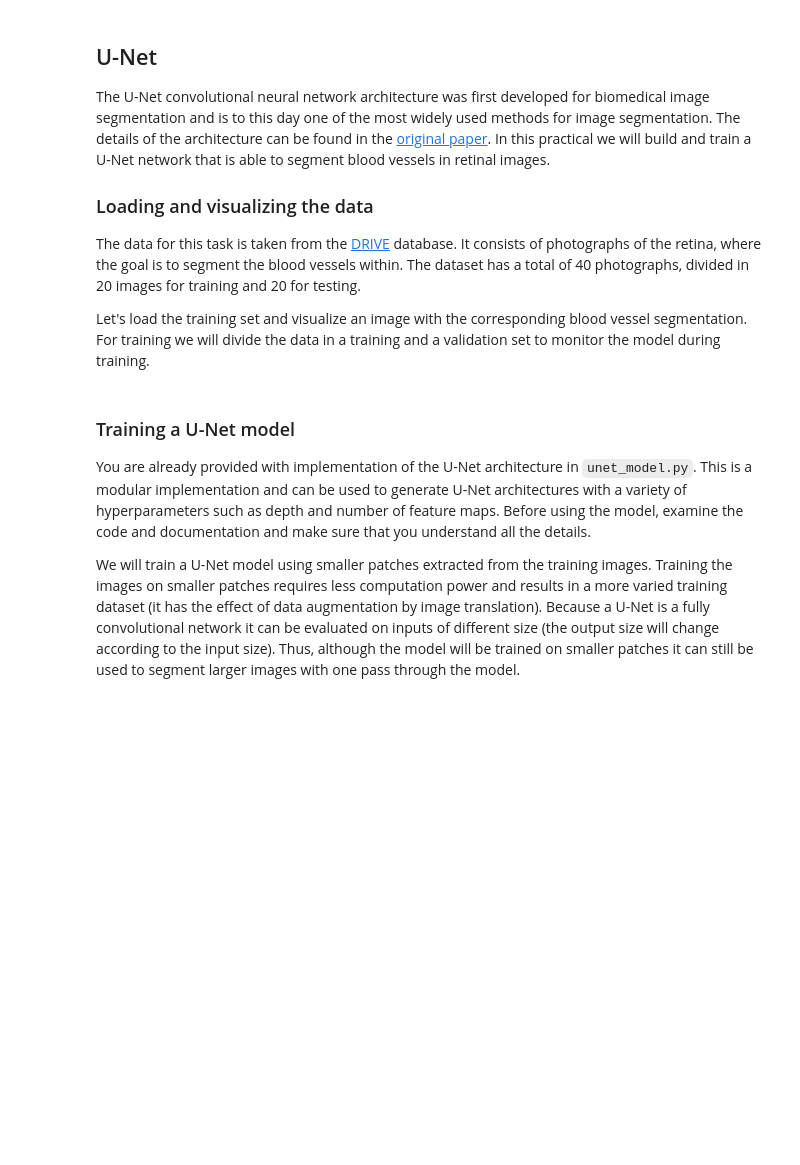
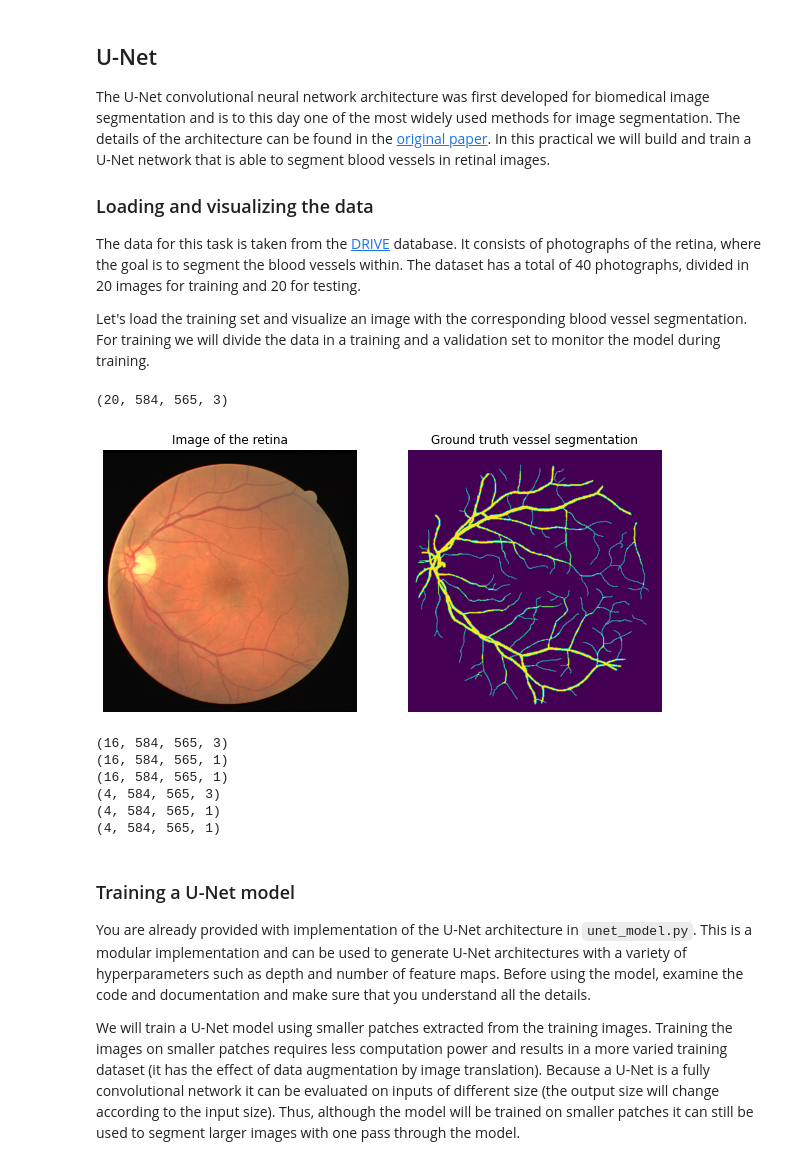
Before and after one commit to mennocromwijk/Machine_Learning, a Jupyter notebook: practicals/week_4.ipynb, the cells around one changed output. Drawn from its saved outputs; the diff is of its cells as text; code cells hidden in the pictures; blank space fills up the shorter version.

```diff
--- a/practicals/week_4.ipynb
+++ b/practicals/week_4.ipynb
@@ -109,41 +135,52 @@ import numpy as np
 import matplotlib.pyplot as plt
 from sklearn.model_selection import train_test_split
 from glob import glob
+import sys
+sys.path.append('code/')
 from unet_utils import load_data
 
 # location of the DRIVE dataset
-data_folder = '<<<<< CHANGE ME TO THE CORRECT FOLDER >>>>>'
-train_paths = glob(data_folder + 'training/images/*.tif')
+data_folder = r"data/datasets/"
+train_paths = glob(data_folder + r"training\images\*.tif")
 images, masks, segmentations = load_data(train_paths)
 
 # print the shape of image dataset
 print(images.shape)
 
 plt.figure(figsize=(10, 8))
 
 plt.subplot(1, 2, 1)
 plt.title("Image of the retina")
 plt.axis('off')
 plt.imshow(images[0])
 
 plt.subplot(1, 2, 2)
 plt.title("Ground truth vessel segmentation")
 plt.axis('off')
 plt.imshow(segmentations[0][:, :, 0])
 
 plt.show()
 
 # divide in training and validation
 train_images, val_images, train_masks, val_masks, train_segmentations, val_segmentations = train_test_split(
     images, masks, segmentations, test_size=0.2, random_state=7)
 
 # print the shape of the training and valudation datasets
 print(train_images.shape)
 print(train_masks.shape)
 print(train_segmentations.shape)
 print(val_images.shape)
 print(val_masks.shape)
 print(val_segmentations.shape)
+# %% [output]
+(20, 584, 565, 3)
+[figure, added]
+(16, 584, 565, 3)
+(16, 584, 565, 1)
+(16, 584, 565, 1)
+(4, 584, 565, 3)
+(4, 584, 565, 1)
+(4, 584, 565, 1)
 # %% [markdown]
 ### Training a U-Net model
 
```
Also changed, not shown: parts of 11 cells of this notebook.
